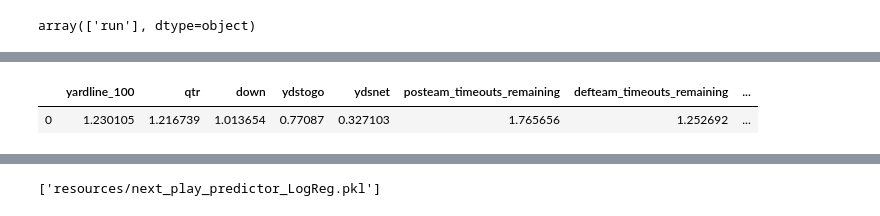
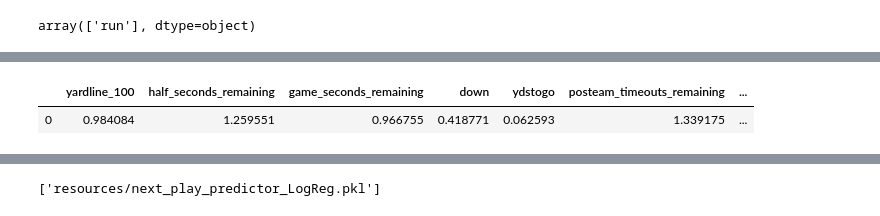
Before and after one commit to tiroger/Prediciting_NFL_Stats_ML, a Jupyter notebook: next_play_prediction.ipynb, the cells around one changed output, grey strips where cells are left out. Drawn from its saved outputs; the diff is of its cells as text; code cells hidden in the pictures.

```diff
--- a/next_play_prediction.ipynb
+++ b/next_play_prediction.ipynb
@@ -115,7 +115,7 @@ array(['run', 'pass', 'punt', 'field_goal', 'no_play', 'extra_point',
 # %%
 # Also removing 'no_play', 'extra_point','qb_kneel', 'qb_spike' classes
-only_productive_plays = final_table[(final_table.next_play == 'pass') |
-                                    (final_table.next_play == 'run')]
+only_productive_plays = final_table[(final_table.play_type == 'pass') |
+                                    (final_table.play_type == 'run')]
 only_productive_plays.head()
 # %% [output]
 |  | game_id | home_team | away_team | side_of_field | yardline_100 | half_seconds_remaining | ... |
@@ -165,7 +164,7 @@ dtype: int64
 ### Data Pre-processing
 # %%
 # Selecting features data
-X = only_productive_plays.drop(columns=['game_id','home_team', 'away_team', 'goal_to_go','side_of_field', 'play_type', 'next_play', 'posteam_score', 'defteam_score'], axis=0)
+X = only_productive_plays.drop(columns=['game_id','home_team', 'away_team', 'goal_to_go','side_of_field', 'posteam_score', 'defteam_score', 'ydsnet', 'play_type'], axis=0)
 
 # Removing duplicated values corresponding the beginning of the game
 X.drop_duplicates()
@@ -185,10 +184,10 @@ X.shape
 #X.profile_report(style={'full_width':True})
 # %%
 # To simulate a normal distribution, we'll convert the ydsnet and yardline_100 to rootcube
-X.yardline_100 = np.cbrt(X.yardline_100)
-X.ydsnet = np.cbrt(X.ydsnet)
+# X.yardline_100 = np.cbrt(X.yardline_100)
+# X.ydsnet = np.cbrt(X.ydsnet)
 # %%
 # Selecting outcome
-y = only_productive_plays.next_play
+y = only_productive_plays.play_type
 y.head()
 # %% [output]
@@ -318,16 +316,17 @@ labels
  'score_differential']
 # %%
 odds_ratio_df = pd.DataFrame({"yardline_100": [odds_ratio[0]],
-                           "qtr": [odds_ratio[1]],
-                           "down": [odds_ratio[2]],
-                           "ydstogo": [odds_ratio[3]], 'ydsnet': [odds_ratio[4]],
+                           "half_seconds_remaining": [odds_ratio[1]],
+                           "game_seconds_remaining": [odds_ratio[2]],
+                           "down": [odds_ratio[3]],
+                           "ydstogo": [odds_ratio[4]],
                            "posteam_timeouts_remaining": [odds_ratio[5]],
                            "defteam_timeouts_remaining": [odds_ratio[6]],
-                           "score_differential": [odds_ratio[7]]})
+                              'score_differential': [odds_ratio[7]]})
 odds_ratio_df.head()
 # %% [output]
-|  | yardline_100 | qtr | down | ydstogo | ydsnet | posteam_timeouts_remaining | defteam_timeouts_remaining | ... |
-| 0 | 1.230105 | 1.216739 | 1.013654 | 0.77087 | 0.327103 | 1.765656 | 1.252692 | ... |
+|  | yardline_100 | half_seconds_remaining | game_seconds_remaining | down | ydstogo | posteam_timeouts_remaining | ... |
+| 0 | 0.984084 | 1.259551 | 0.966755 | 0.418771 | 0.062593 | 1.339175 | ... |
 # %%
 transposed_df = odds_ratio_df.transpose()
 transposed_df.reset_index(inplace=True)
```
Also changed, not shown: parts of 46 cells of this notebook, 19 other files.
